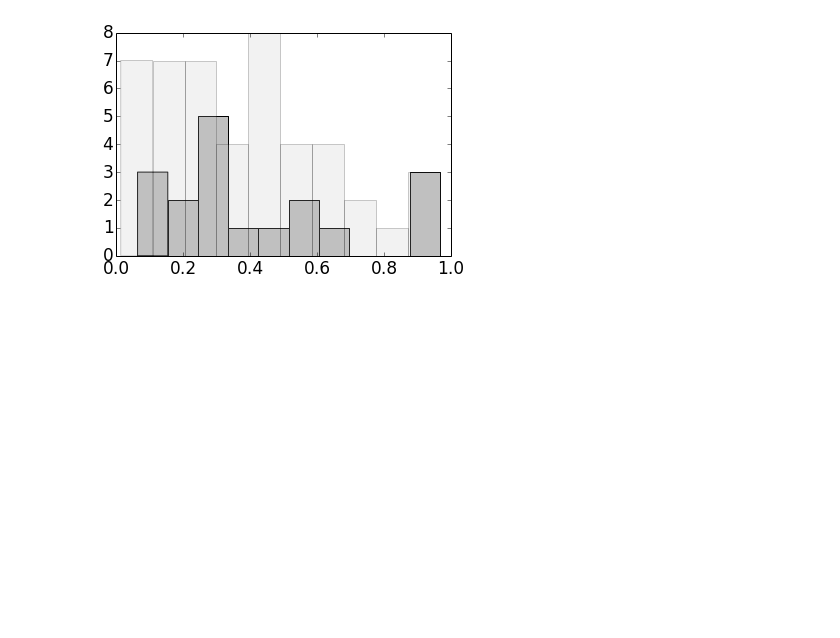
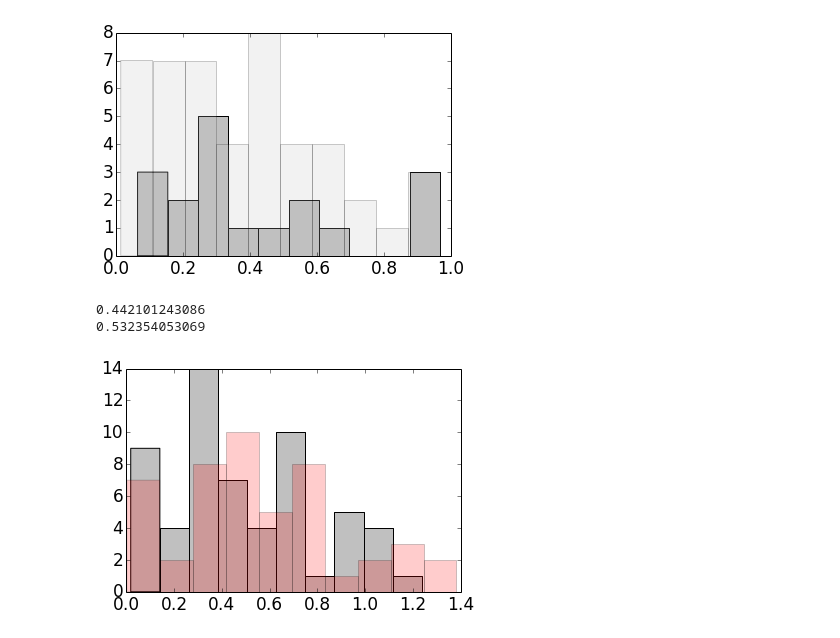
Before and after one commit to forero/LGEnvironment, a Jupyter notebook: code/AnalyzeData.ipynb, the cells around one changed output. Saved outputs shown, nothing was run; the diff lists cells and outputs as text; code cells hidden in the pictures; blank space fills up the shorter version.

Commit message:
mass ratio analysis

```diff
--- a/code/AnalyzeData.ipynb
+++ b/code/AnalyzeData.ipynb
@@ -28,9 +28,11 @@ EIGENV_3B_Z = 17
 HALO_XA = 0
 HALO_YA = 1
 HALO_ZA = 2
+HALO_MASS_A=3
 HALO_XB = 4
 HALO_YB = 5
 HALO_ZB = 6
+HALO_MASS_B=7
 PEAK = 3
 FILAMENT = 2
 SHEET = 1
@@ -99,6 +101,8 @@ dist_halo_3S = distance(halo_data_3S[:,HALO_XA], halo_data_3S[:,HALO_YA], halo_d
                         halo_data_3S[:,HALO_XB], halo_data_3S[:,HALO_YB], halo_data_3S[:,HALO_ZB])
 dist_halo_2S = distance(halo_data_2S[:,HALO_XA], halo_data_2S[:,HALO_YA], halo_data_2S[:,HALO_ZA],
                         halo_data_2S[:,HALO_XB], halo_data_2S[:,HALO_YB], halo_data_2S[:,HALO_ZB])
+mass_ratio_3S = halo_data_3S[:,HALO_MASS_B]/halo_data_3S[:,HALO_MASS_A]
+mass_ratio_2S = halo_data_2S[:,HALO_MASS_B]/halo_data_2S[:,HALO_MASS_A]
 # %%
 plot(dist_halo_3S/0.7)
 plot(dist_halo_2S/0.7)
@@ -299,3 +289,12 @@ n, bins, patches = hist(abs(mu_pos_eigenv1_2S[sheet_id_2S]), 10, normed=0, color
 n, bins, patches = hist(abs(mu_pos_eigenv1_2S), 10, normed=0, color = 'silver', alpha=0.2)
 # %% [output]
 [figure]
+# %%
+n, bins, patches = hist(abs(log10(mass_ratio_3S[fil_id_3S])), 10, normed=0, color = 'silver')
+n, bins, patches = hist(abs(log10(mass_ratio_3S[sheet_id_3S])), 10, normed=0, color = 'red', alpha=0.2)
+print median(abs(log10(mass_ratio_3S[fil_id_3S])))
+print median(abs(log10(mass_ratio_3S[sheet_id_3S])))
+# %% [output]
+0.442101243086
+0.532354053069
+[figure, added]
```
Also changed, not shown: parts of 12 cells of this notebook.
